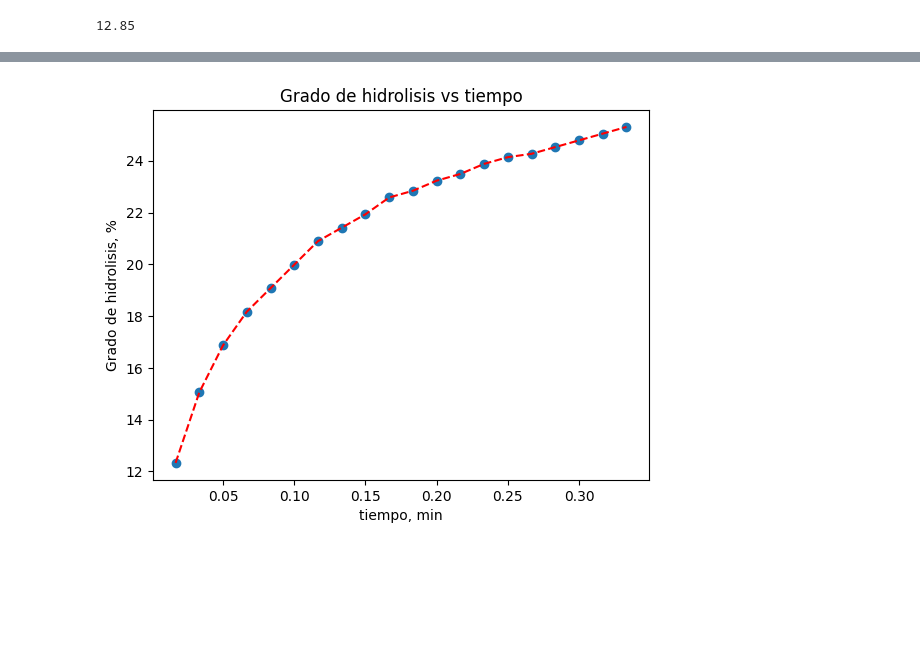
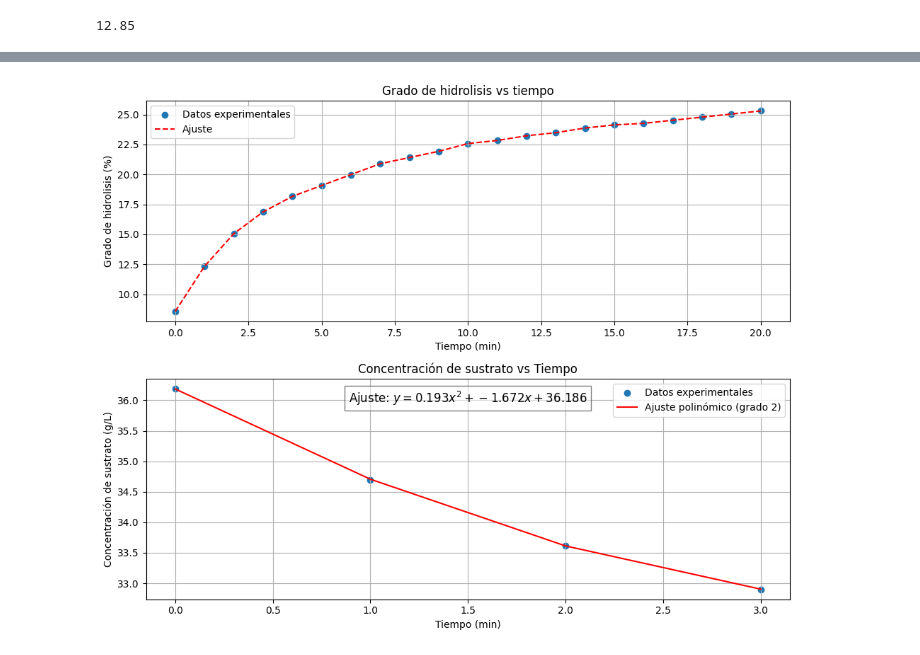
Before and after one commit to ChristianPh404/exp2, a Jupyter notebook: practica1.ipynb, the cells around one changed output, grey strips where cells are left out. Drawn from its saved outputs; the diff is of its cells as text; code cells hidden in the pictures; blank space fills up the shorter version.

```diff
--- a/practica1.ipynb
+++ b/practica1.ipynb
@@ -19,17 +19,15 @@ mp      =  (mproteina_pesada*0.77)/1000     # kg masa de proteína, g (masa pesa
 alpha   =  0.885                            # grado de disociación (α = 0,885 para pH = 8 y T = 30-50ºC
 h_total =  8.8                              # número de enlaces peptídicos en la proteína (8,8 eq-g/kg)
 V_bini  =  50                               # volumen bureta inicial mL
-V_mez   =  250                                 # volumen de la mezcla, L
-C_0     = M_sus / V_mez
-
+V_mez   =  250                              # volumen de la mezcla, L
+C_0     = mproteina_pesada*0.77/(V_mez/1000) # concentración inicial de proteína, g/L
+print(C_0)
 # Datos tomados
 
 Datos = {
-    'tiempo, s' : np.array([1,2,3,4,5,6,7,8,9,10,11,12,13,14,15,16,17,18,19,20]),                       # Lista vacía para el tiempo en segundos
-    'volumen Naoh gastado, mL' : np.array([9.5,11.6,13,14,14.7,15.4,16.1,16.5,16.9,17.4,17.6,17.9,18.1,18.4,18.6,18.7,18.9,19.1,19.3,19.5])        # Lista vacía para volumen de NaOH gastado
+    'tiempo, min' : np.array([0,1,2,3,4,5,6,7,8,9,10,11,12,13,14,15,16,17,18,19,20]),                       # Lista vacía para el tiempo en segundos
+    'volumen Naoh gastado, mL' : np.array([6.6,9.5,11.6,13,14,14.7,15.4,16.1,16.5,16.9,17.4,17.6,17.9,18.1,18.4,18.6,18.7,18.9,19.1,19.3,19.5])        # Lista vacía para volumen de NaOH gastado
 }
-Datos['pH'] = np.full(len(Datos['tiempo, s']), 8.18)  # Replicar el valor de pH
-Datos['tiempo, min'] = Datos['tiempo, s'] / 60
 Datos['volumen de base gastado ,L'] = Datos['volumen Naoh gastado, mL'] / 1000
 Datos['volumen de bureta, mL'] = V_bini - Datos['volumen Naoh gastado, mL']
 Datos['volumen de base gastado ,L'] = np.array(Datos['volumen de base gastado ,L'])
@@ -37,12 +35,7 @@ Datos['DH'] = 100 * (Datos['volumen de base gastado ,L'] * C_Naoh) / (alpha * mp
 
 pd_datos = pd.DataFrame(Datos)
 display(pd_datos)
-# Gráfica
-plt.scatter(Datos['tiempo, min'], Datos['DH'])
-plt.plot(Datos['tiempo, min'], Datos['DH'], color='red', linestyle='--')
-plt.xlabel('tiempo, min')
-plt.ylabel('Grado de hidrolisis, %')
-plt.title('Grado de hidrolisis vs tiempo')
+
 
 # calculo de pendientes de la gráfica
 interceptos = []
@@ -55,12 +48,13 @@ for i in range(len(Datos['tiempo, min']) - 1):
     # Calcular la pendiente entre el punto i y el punto i+1
     slope, intercept, r_value, _, std_err = linregress(
         Datos['tiempo, min'][i:i+2],  # Dos primeros puntos de tiempo
-        Datos['DH'][i:i+2]            # Dos primeros puntos de DH
+        Datos['DH'][i:i+2] / 100            # Dos primeros puntos de DH
     )
     pendientes.append(slope)  # Almacenar la pendiente
     interceptos.append(intercept)
     r_values.append(r_value)
     std_errs.append(std_err)
+pendientes = np.array(pendientes)
 
 # Crear un DataFrame con las pendientes calculadas
 pd_calculo = pd.DataFrame({
@@ -71,35 +65,85 @@ pd_calculo = pd.DataFrame({
 })
 display(pd_calculo)
 # Calcular masa de proteína hidrolizada
-M_h = M_sus * (Datos['DH'] / 100)  # Masa de proteína hidrolizada en g
 
+velocidades_iniciales = []
+concentraciones_sustrato = []
 # Calcular concentración de sustrato remanente
 V_reactor = 250  # Volumen del reactor en ml
-concentraciones_sustrato  = C_0 - (M_h / V_reactor)  # Concentración remanente en g/L
-velocidades_iniciales = pd_calculo['pendiente']
+concentraciones_sustrato  = C_0 * (1-Datos['DH']/100 )
+velocidades_iniciales = pd_calculo['pendiente'].values #* C_0 / 100
 concentraciones_sustrato = concentraciones_sustrato[:-1]
+
 # Definir la ecuación de Michaelis-Menten
 def michaelis_menten(S, Vmax, Km):
     return (Vmax * S) / (Km + S)
 
-
-velocidades_iniciales = pd_calculo['pendiente']
-
+polinomio = np.polyfit(Datos['tiempo, min'][:4], concentraciones_sustrato[:4], 2) # Ajustar los primeros 4 puntos a un polinomio de grado 2
+polinomio_derivado = np.polyder(polinomio) # Derivar el polinomio para obtener la velocidad
+Cini = np.linspace(0, 1, 100) # Crear un array de tiempo para ajustar la velocidad
+Vini =abs( np.polyval(polinomio_derivado, Cini) )# Evaluar la derivada en t=0 para ajustar michaelis-menten
+ajuste = np.polyval(polinomio, Datos['tiempo, min'][:4]) # Evaluar el polinomio ajustado en los primeros 4 puntos
+SS_res = np.sum((concentraciones_sustrato[:4] - ajuste) ** 2)
+SS_tot = np.sum((concentraciones_sustrato[:4] - np.mean(concentraciones_sustrato[:4])) ** 2)
+R2 = 1 - (SS_res / SS_tot)
+pd_ajuste = pd.DataFrame({
+    'tiempo, min': Datos['tiempo, min'][:4],
+    'concentración de sustrato, g/L': concentraciones_sustrato[:4],
+    'ajuste polinómico, g/L': ajuste,
+    'V calculada, g/L*s': Vini[:4],
+    'R^2': R2
+})
+display(pd_ajuste)
 # Ajustar los datos a la ecuación de Michaelis-Menten
-popt, pcov = curve_fit(michaelis_menten, concentraciones_sustrato, velocidades_iniciales)
+popt, pcov = curve_fit(michaelis_menten, Cini, Vini) #concentracion inicial y velocidad extrapolada a t0
 
 # Los parámetros ajustados son Vmax y Km
 Vmax, Km = popt
+fig, axs = plt.subplots(2, 1, figsize=(10, 8))  # 2 filas, 1 columna
+
+# Subplot 1: Grado de hidrolisis vs tiempo
+axs[0].scatter(Datos['tiempo, min'], Datos['DH'], label='Datos experimentales')
+axs[0].plot(Datos['tiempo, min'], Datos['DH'], color='red', linestyle='--', label='Ajuste')
+axs[0].set_xlabel('Tiempo (min)')
+axs[0].set_ylabel('Grado de hidrolisis (%)')
+axs[0].set_title('Grado de hidrolisis vs tiempo')
+axs[0].legend()
+axs[0].grid(True)
+
+# Gráfico 2: Concentraciones frente al tiempo con el ajuste polinómico
+axs[1].scatter(Datos['tiempo, min'][:4], concentraciones_sustrato[:4], label='Datos experimentales')
+axs[1].plot(Datos['tiempo, min'][:4], ajuste, color='red', label=f'Ajuste polinómico (grado {2})')
+# Crear la cadena de la ecuación del polinomio
+a, b, c = polinomio
+equation = f'Ajuste: $y = {a:.3f}x^2 + {b:.3f}x + {c:.3f}$'
+
+# Agregar la ecuación a la leyenda
+axs[1].legend(loc='best')
+axs[1].text(0.5, 0.95, equation, transform=axs[1].transAxes, fontsize=12,
+            horizontalalignment='center',
+            verticalalignment='top', bbox=dict(facecolor='white', alpha=0.5))
+axs[1].set_xlabel('Tiempo (min)')
+axs[1].set_ylabel('Concentración de sustrato (g/L)')
+axs[1].set_title('Concentración de sustrato vs Tiempo')
+axs[1].legend()
+axs[1].grid(True)
+
+plt.tight_layout()
+plt.show()
+
 # Calcular los recíprocos de [S] y V_0
 inv_S = 1 / concentraciones_sustrato
 inv_V0 = 1 / velocidades_iniciales
+inv_S = np.delete(inv_S, 15)
+inv_V0 = np.delete(inv_V0, 15)
 
 # Ajuste de la línea recta (Lineweaver-Burk)
 slope, intercept, r_value, p_value, std_err = linregress(inv_S, inv_V0)
 
 # Obtener Vmax y Km a partir de la pendiente e intercepto
 Vmax2 = 1 / intercept
-Km2 = slope * Vmax
+Km2 = slope * Vmax2
+
 # Crear subplots para Michaelis-Menten y Lineweaver-Burk
 fig, axs = plt.subplots(1, 2, figsize=(12, 6))  # 1 fila, 2 columnas
 
@@ -175 +225 @@ display(tabla_vmax_km)
-[figure, old version]
+[figure, new version]
```
Also changed, not shown: parts of 1 cell of this notebook, 1 other file.
